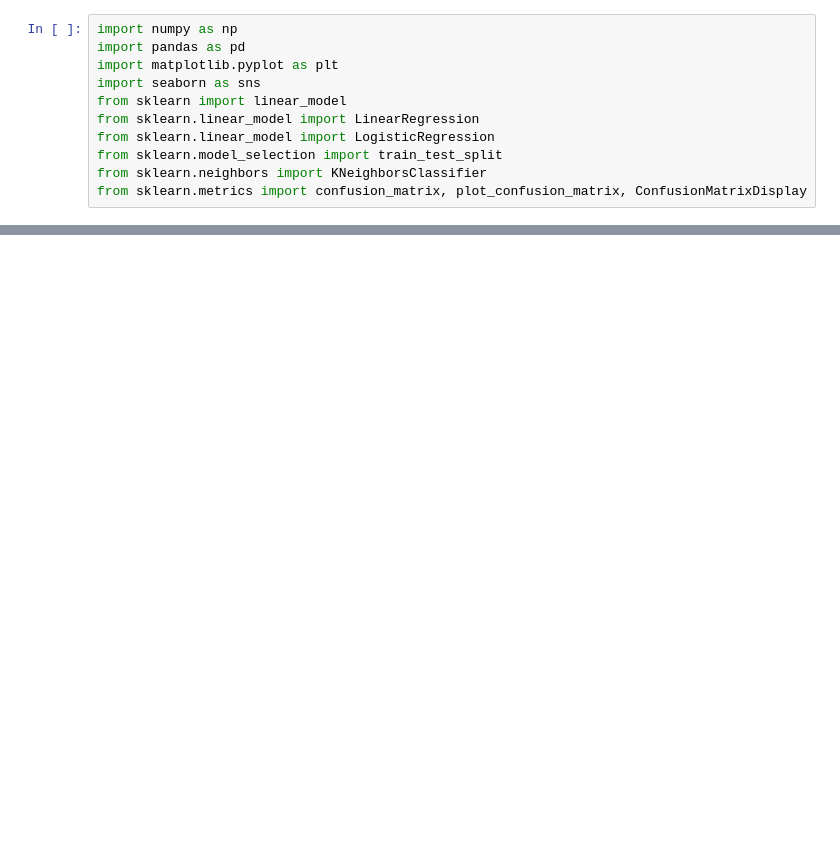
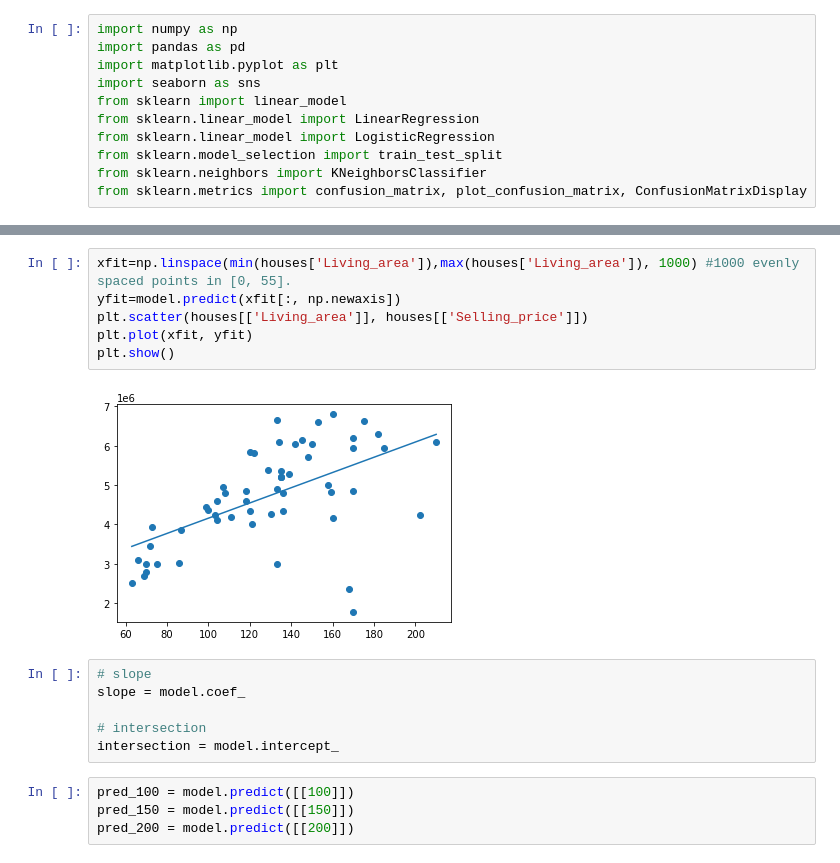
Before and after one commit to Jessica-Gilmsjoe/DIT406, a Jupyter notebook: assignment2-new.ipynb, the cells around one changed output, grey strips where cells are left out. Cells and saved outputs as stored; diff of their text form; blank space fills up the shorter version.

```diff
--- a/assignment2-new.ipynb
+++ b/assignment2-new.ipynb
@@ -32,0 +41,18 @@ houses
+# %%
+xfit=np.linspace(min(houses['Living_area']),max(houses['Living_area']), 1000) #1000 evenly spaced points in [0, 55].
+yfit=model.predict(xfit[:, np.newaxis])
+plt.scatter(houses[['Living_area']], houses[['Selling_price']])
+plt.plot(xfit, yfit)
+plt.show()
+# %% [output]
+[figure, added]
+# %%
+# slope
+slope = model.coef_
+
+# intersection
+intersection = model.intercept_
+# %%
+pred_100 = model.predict([[100]])
+pred_150 = model.predict([[150]])
+pred_200 = model.predict([[200]])
```
Also changed, not shown: parts of 9 cells of this notebook.
